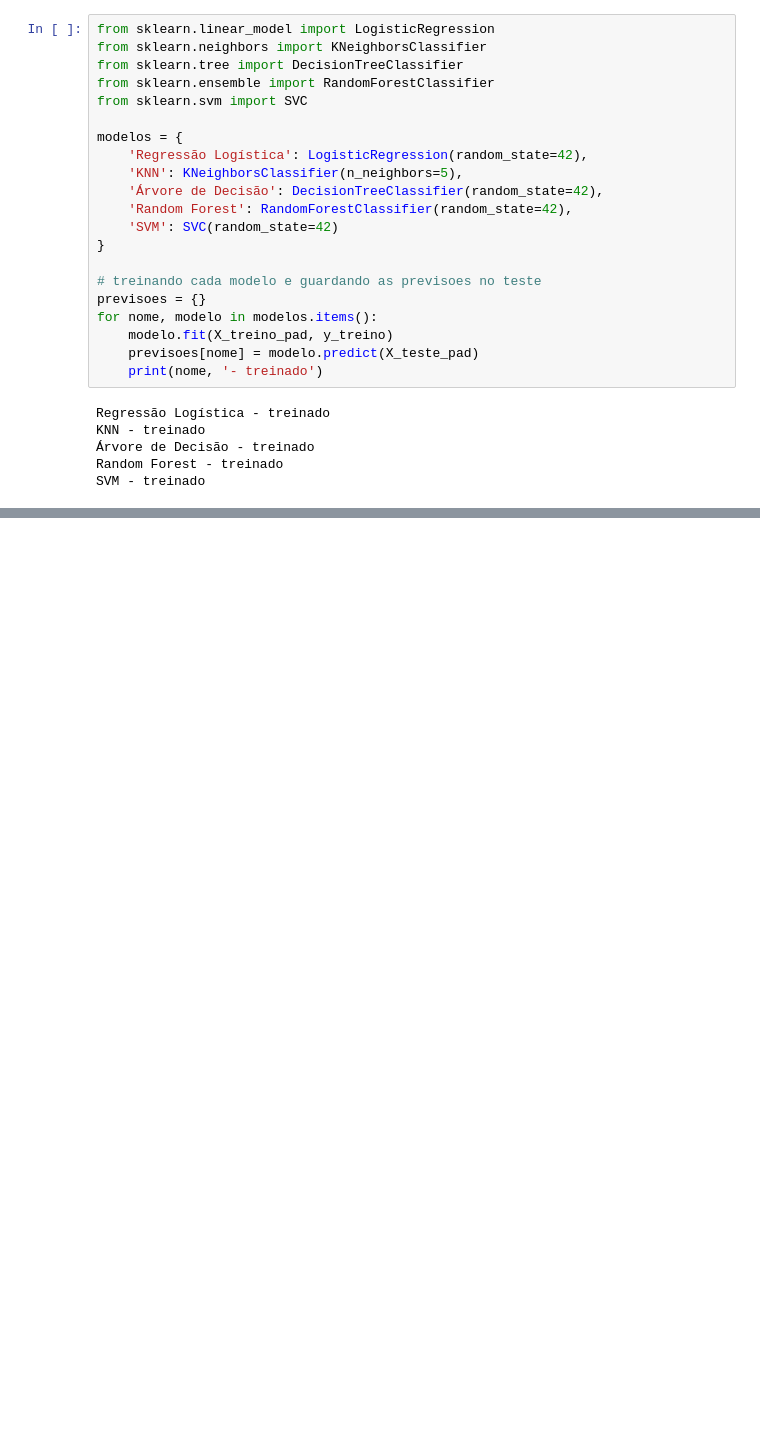
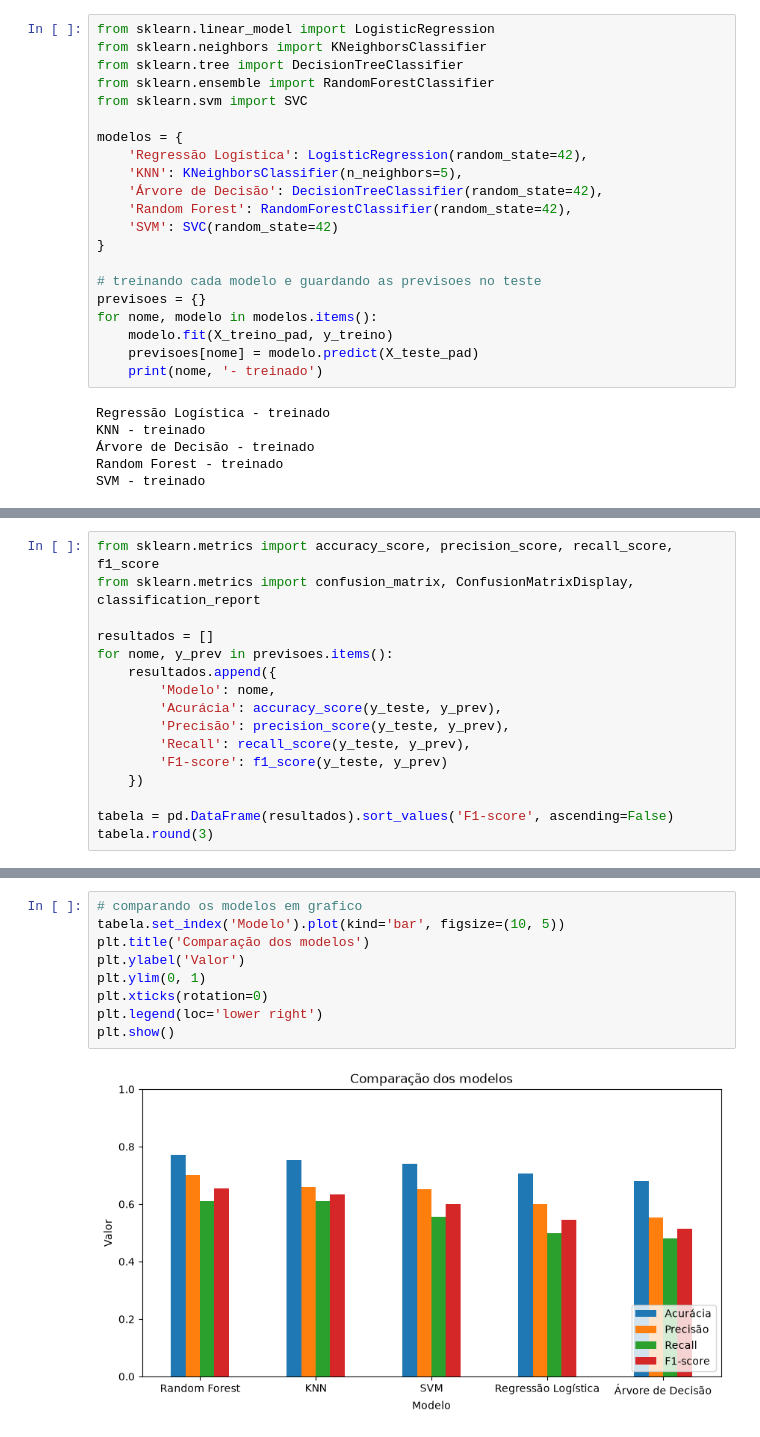
Before and after one commit to JlucasFaria/projeto-ml, a Jupyter notebook: notebooks/01_diabetes.ipynb, the cells around one changed output, grey strips where cells are left out. Cells and saved outputs as stored; diff of their text form; blank space fills up the shorter version.

Commit message:
adiciona avaliacao dos modelos do diabetes

```diff
--- a/notebooks/01_diabetes.ipynb
+++ b/notebooks/01_diabetes.ipynb
@@ -277,0 +290,16 @@ SVM - treinado
+# %%
+from sklearn.metrics import accuracy_score, precision_score, recall_score, f1_score
+from sklearn.metrics import confusion_matrix, ConfusionMatrixDisplay, classification_report
+
+resultados = []
+for nome, y_prev in previsoes.items():
+    resultados.append({
+        'Modelo': nome,
+        'Acurácia': accuracy_score(y_teste, y_prev),
+        'Precisão': precision_score(y_teste, y_prev),
+        'Recall': recall_score(y_teste, y_prev),
+        'F1-score': f1_score(y_teste, y_prev)
+    })
+
+tabela = pd.DataFrame(resultados).sort_values('F1-score', ascending=False)
+tabela.round(3)
@@ -277,0 +313,11 @@ SVM - treinado
+# %%
+# comparando os modelos em grafico
+tabela.set_index('Modelo').plot(kind='bar', figsize=(10, 5))
+plt.title('Comparação dos modelos')
+plt.ylabel('Valor')
+plt.ylim(0, 1)
+plt.xticks(rotation=0)
+plt.legend(loc='lower right')
+plt.show()
+# %% [output]
+[figure, added]
```
Also changed, not shown: parts of 5 cells of this notebook.
